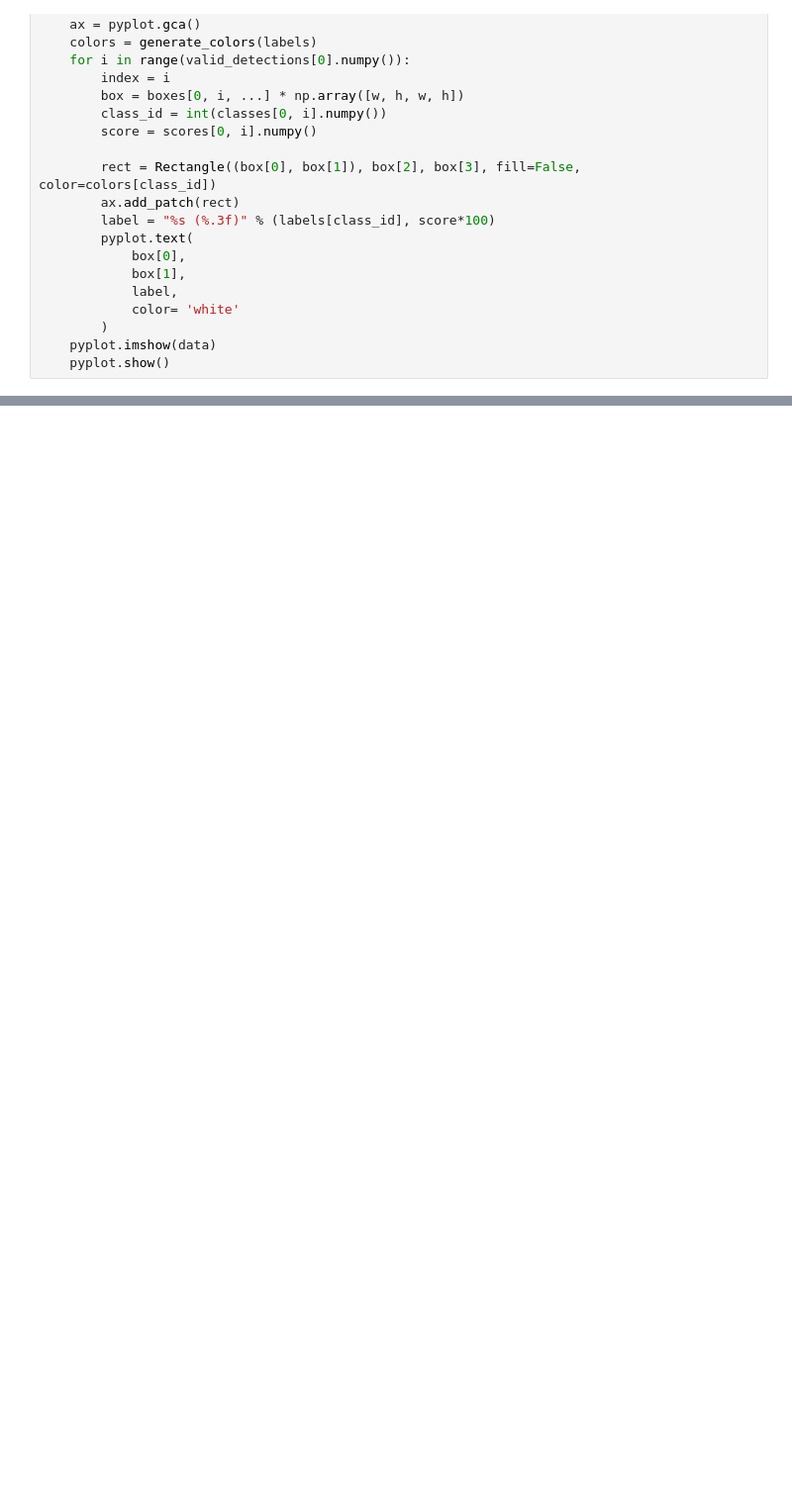
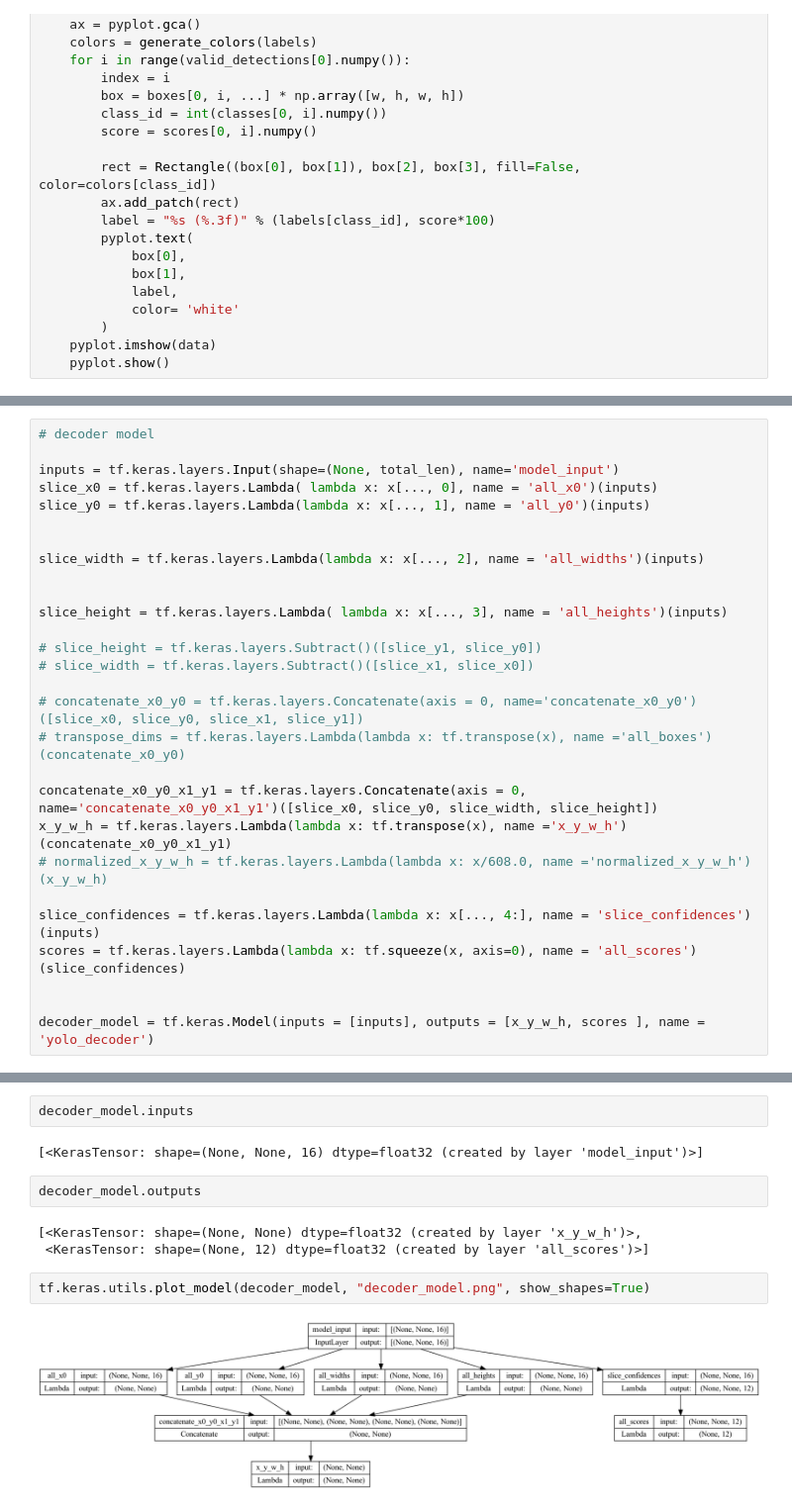
Before and after one commit to ankits16/CoreMLConverterCompletePipeline, a Jupyter notebook: site_od_example.ipynb, the cells around one changed output, grey strips where cells are left out. Shown at 99% size. Drawn from its saved outputs; the diff is of its cells as text; blank space fills up the shorter version.

```diff
--- a/site_od_example.ipynb
+++ b/site_od_example.ipynb
@@ -194,0 +207,28 @@ start drawing boxes
+# %%
+# decoder model
+
+inputs = tf.keras.layers.Input(shape=(None, total_len), name='model_input')
+slice_x0 = tf.keras.layers.Lambda( lambda x: x[..., 0], name = 'all_x0')(inputs)
+slice_y0 = tf.keras.layers.Lambda(lambda x: x[..., 1], name = 'all_y0')(inputs)
+
+
+slice_width = tf.keras.layers.Lambda(lambda x: x[..., 2], name = 'all_widths')(inputs)
+
+
+slice_height = tf.keras.layers.Lambda( lambda x: x[..., 3], name = 'all_heights')(inputs)
+
+# slice_height = tf.keras.layers.Subtract()([slice_y1, slice_y0])
+# slice_width = tf.keras.layers.Subtract()([slice_x1, slice_x0])
+
+# concatenate_x0_y0 = tf.keras.layers.Concatenate(axis = 0, name='concatenate_x0_y0')([slice_x0, slice_y0, slice_x1, slice_y1])
+# transpose_dims = tf.keras.layers.Lambda(lambda x: tf.transpose(x), name ='all_boxes')(concatenate_x0_y0)
+
+concatenate_x0_y0_x1_y1 = tf.keras.layers.Concatenate(axis = 0, name='concatenate_x0_y0_x1_y1')([slice_x0, slice_y0, slice_width, slice_height])
+x_y_w_h = tf.keras.layers.Lambda(lambda x: tf.transpose(x), name ='x_y_w_h')(concatenate_x0_y0_x1_y1)
+# normalized_x_y_w_h = tf.keras.layers.Lambda(lambda x: x/608.0, name ='normalized_x_y_w_h')(x_y_w_h)
+
+slice_confidences = tf.keras.layers.Lambda(lambda x: x[..., 4:], name = 'slice_confidences')(inputs)
+scores = tf.keras.layers.Lambda(lambda x: tf.squeeze(x, axis=0), name = 'all_scores')(slice_confidences)
+
+
+decoder_model = tf.keras.Model(inputs = [inputs], outputs = [x_y_w_h, scores ], name = 'yolo_decoder')
@@ -194,0 +255,13 @@ start drawing boxes
+# %%
+decoder_model.inputs
+# %% [output]
+[<KerasTensor: shape=(None, None, 16) dtype=float32 (created by layer 'model_input')>]
+# %%
+decoder_model.outputs
+# %% [output]
+[<KerasTensor: shape=(None, None) dtype=float32 (created by layer 'x_y_w_h')>,
+ <KerasTensor: shape=(None, 12) dtype=float32 (created by layer 'all_scores')>]
+# %%
+tf.keras.utils.plot_model(decoder_model, "decoder_model.png", show_shapes=True)
+# %% [output]
+[figure, added]
```
Also changed, not shown: parts of 63 cells of this notebook, 17 other files.
